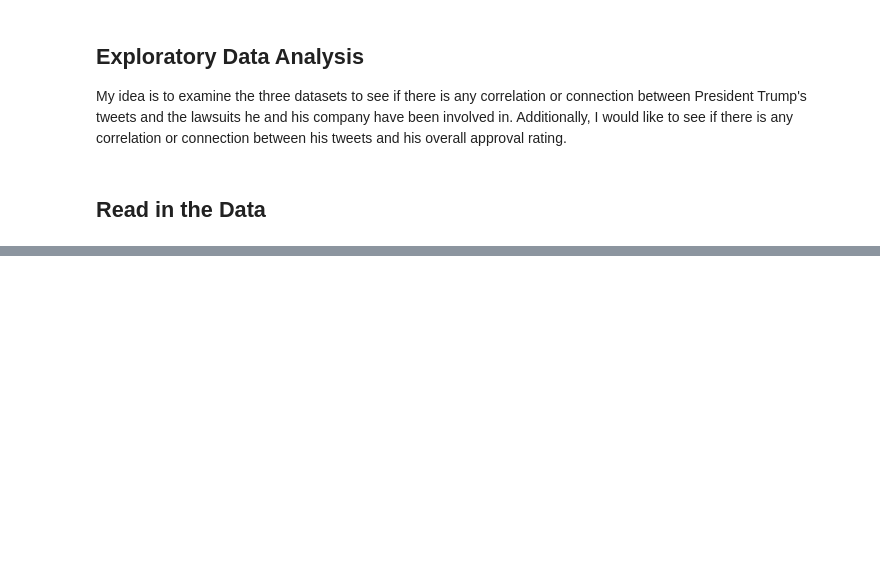
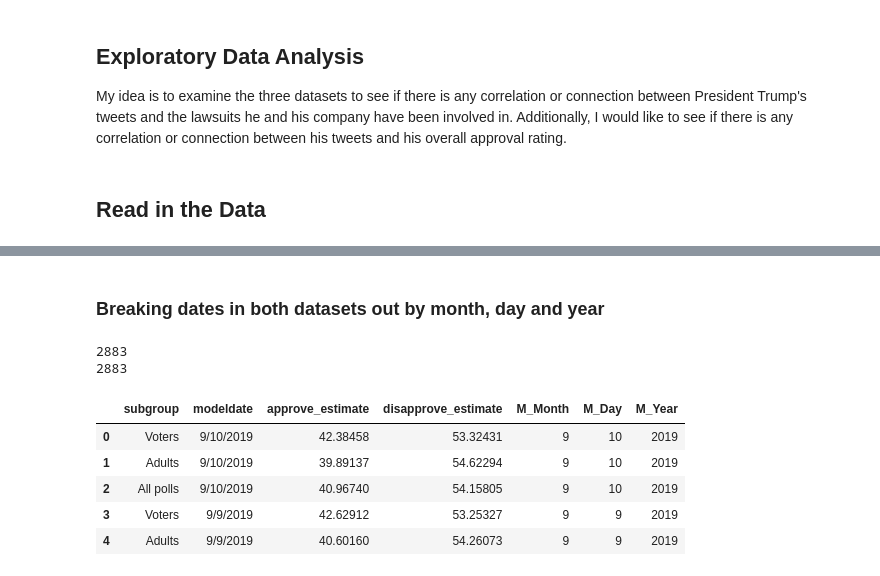
Before and after one commit to daltonhahn/eecs731-jimmy_wrangler, a Jupyter notebook: notebooks/02-jimmy-wrangler-trump-approval.ipynb, the cells around one changed output, grey strips where cells are left out. Drawn from its saved outputs; the diff is of its cells as text; code cells hidden in the pictures; blank space fills up the shorter version.

```diff
--- a/notebooks/02-jimmy-wrangler-trump-approval.ipynb
+++ b/notebooks/02-jimmy-wrangler-trump-approval.ipynb
@@ -35,0 +70,4 @@ df_poll.head(1)
+# %%
+# Dropping columns from approval_topline
+df_top = df_top.drop(axis=1, columns=['president', 'approve_hi', 'approve_lo', 'disapprove_hi', 'disapprove_lo', 'timestamp'])
+df_top.head()
@@ -35,0 +117,36 @@ df_poll.head(1)
+# %% [markdown]
+### Breaking dates in both datasets out by month, day and year
+# %%
+months = []
+days = []
+years = []
+
+for row in df_top['modeldate']:
+    month = row.split('/')[0]
+    months.append(month)
+    #print(month)
+    day = row.split('/')[1]
+    days.append(day)
+    #print(day)
+    year = row.split('/')[2].split(' ')[0]
+    years.append(year)
+    #print(year)
+# %%
+#Check that the splits I've created are the same size as the original data frame
+print(len(days))
+print(len(df_top['modeldate']))
+# %% [output]
+2883
+2883
+# %%
+df_top.insert(len(df_top.columns), 'M_Month', months, True)
+df_top.insert(len(df_top.columns), 'M_Day', days, True)
+df_top.insert(len(df_top.columns), 'M_Year', years, True)
+df_top.head()
+# %% [output]
+|  | subgroup | modeldate | approve_estimate | disapprove_estimate | M_Month | M_Day | M_Year |
+| 0 | Voters | 9/10/2019 | 42.38458 | 53.32431 | 9 | 10 | 2019 |
+| 1 | Adults | 9/10/2019 | 39.89137 | 54.62294 | 9 | 10 | 2019 |
+| 2 | All polls | 9/10/2019 | 40.96740 | 54.15805 | 9 | 10 | 2019 |
+| 3 | Voters | 9/9/2019 | 42.62912 | 53.25327 | 9 | 9 | 2019 |
+| 4 | Adults | 9/9/2019 | 40.60160 | 54.26073 | 9 | 9 | 2019 |
```
Also changed, not shown: parts of 14 cells of this notebook, 2 other files.
